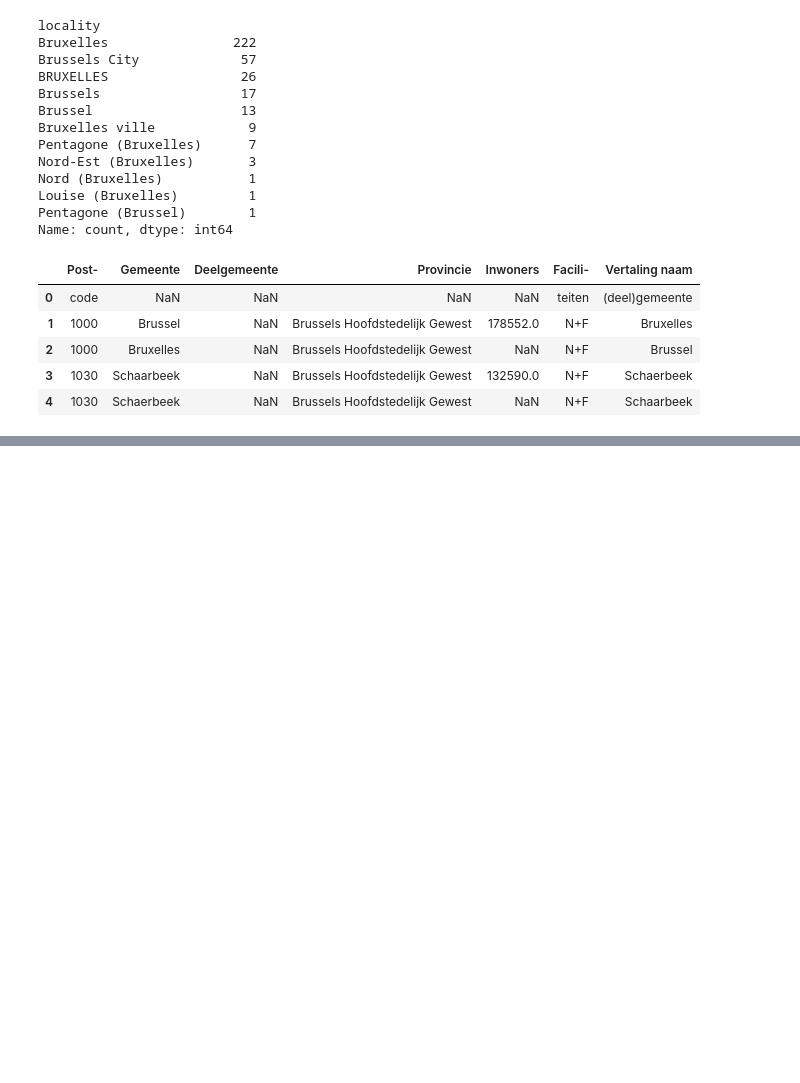
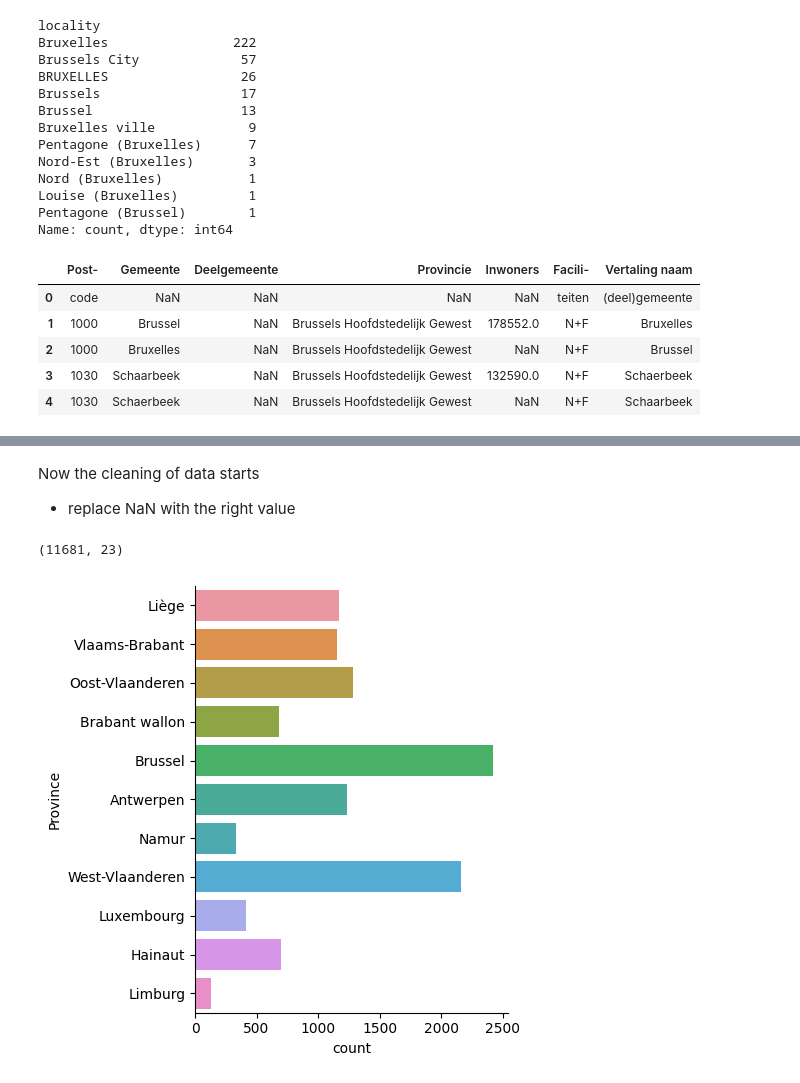
Before and after one commit to Spike815/Real_Estate_Analysis, a Jupyter notebook: Analysis.ipynb, the cells around one changed output, grey strips where cells are left out. Drawn from its saved outputs; the diff is of its cells as text; code cells hidden in the pictures; blank space fills up the shorter version.

Commit message:
data cleaned

```diff
--- a/Analysis.ipynb
+++ b/Analysis.ipynb
@@ -9,8 +9,11 @@ import pandas as pd
 Import the data scraped from immoweb.
 # %%
 data = pd.read_csv(".\data\output.csv")
+data.drop_duplicates("id")
+data = data[data['price']>0]
 print(data.head())
 print(data.info)
+data["postalCode"].astype(str)
 # %% [output]
          id type of property subtype of property    locality         province  \
 0  10679324            HOUSE               HOUSE     Seraing            Liège
@@ -70,6 +87,6 @@ Clean up the gemeente info first:
 # %%
-post_code.drop(columns=['Deelgemeente','Inwoners','Facili-','Vertaling naam'],inplace=True)
-post_code.dropna(inplace=True)
-post_code.columns = ["Postalcode","Gemeente","Province"]
-post_code.drop_duplicates(subset="Postalcode",keep='first',inplace =True)
-post_code
+post_code.drop(columns=['Deelgemeente','Facili-',"Inwoners",'Vertaling naam'],inplace=True)
+post_code.columns = ["postalCode","Gemeente","Province"]
+post_code.dropna(subset="postalCode")
+post_code.drop_duplicates(subset="postalCode",keep='first',inplace =True)
+post_code["Province"].replace("Brussels Hoofdstedelijk Gewest","Brussel",inplace=True)
@@ -89,0 +95,7 @@ post_code
+# %%
+#I spend a lot of time on this.
+# Wrong approach: iterate through the data, assign the right value of locality from post_code["Gemeente"]
+# Right way to do it: name the series in post_code with the same name, and merge two dataframes!!!
+data = data.merge(post_code,how="left",on="postalCode")
+data = data.drop(columns=["province"])
+data
@@ -89,0 +116,20 @@ post_code
+# %% [markdown]
+Now the cleaning of data starts
+- replace NaN with the right value
+# %%
+#fill the nan with false in the following columns
+for column in ["furnished","open fire","terrace","garden","swimming pool"]:
+    data[column]=data[column].fillna(False)
+#fill the nan with o in the following columns:
+for column in ["terrace area","garden area","total land area","number of facades"]:
+    data[column]=data[column].fillna(0)
+data = data.dropna(subset=["Province",'total property area'])
+data.shape
+# %% [output]
+(11681, 23)
+# %%
+#here we try to see the distribution per province
+sns.catplot(kind="count",data =data, y="Province")
+plt.show()
+# %% [output]
+[figure, added]
```
Also changed, not shown: parts of 5 cells of this notebook.
